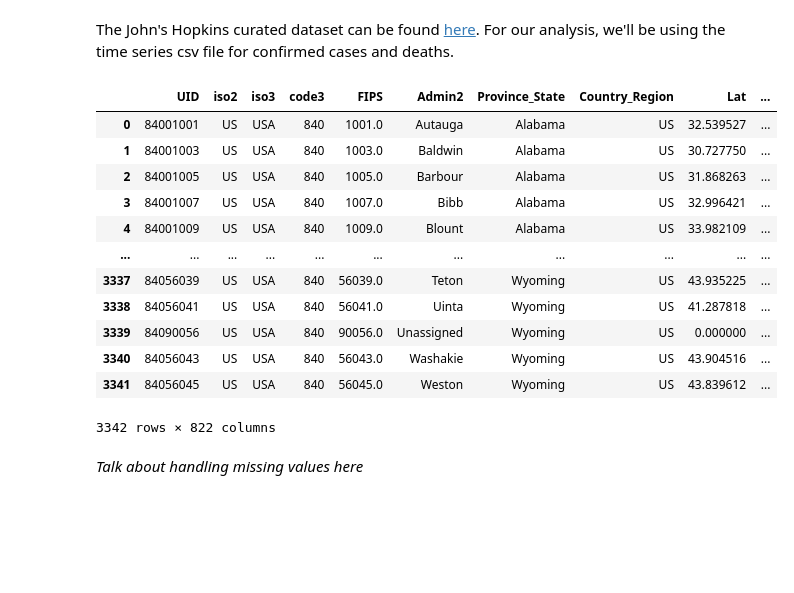
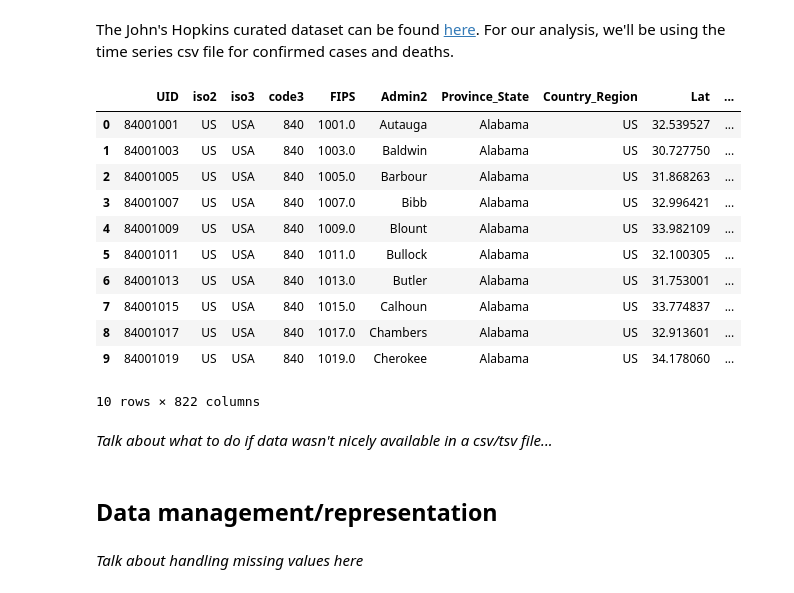
Before and after one commit to rwang0413/rwang4787.github.io, a Jupyter notebook: 320Final.ipynb, the cells around one changed output. Drawn from its saved outputs; the diff is of its cells as text; code cells hidden in the pictures; blank space fills up the shorter version.

```diff
--- a/320Final.ipynb
+++ b/320Final.ipynb
@@ -13,22 +13,25 @@ The John's Hopkins curated dataset can be found [here](https://github.com/CSSEGI
 # %%
 confirmed_US = pd.read_csv("datasets/time_series_covid19_confirmed_US.csv")
 deaths_US = pd.read_csv("datasets/time_series_covid19_deaths_US.csv")
 
-confirmed_US
+confirmed_US.head(10)
 # %% [output]
 |  | UID | iso2 | iso3 | code3 | FIPS | Admin2 | Province_State | Country_Region | Lat | ... |
 | 0 | 84001001 | US | USA | 840 | 1001.0 | Autauga | Alabama | US | 32.539527 | ... |
 | 1 | 84001003 | US | USA | 840 | 1003.0 | Baldwin | Alabama | US | 30.727750 | ... |
 | 2 | 84001005 | US | USA | 840 | 1005.0 | Barbour | Alabama | US | 31.868263 | ... |
 | 3 | 84001007 | US | USA | 840 | 1007.0 | Bibb | Alabama | US | 32.996421 | ... |
 | 4 | 84001009 | US | USA | 840 | 1009.0 | Blount | Alabama | US | 33.982109 | ... |
-| ... | ... | ... | ... | ... | ... | ... | ... | ... | ... | ... |
-| 3337 | 84056039 | US | USA | 840 | 56039.0 | Teton | Wyoming | US | 43.935225 | ... |
-| 3338 | 84056041 | US | USA | 840 | 56041.0 | Uinta | Wyoming | US | 41.287818 | ... |
-| 3339 | 84090056 | US | USA | 840 | 90056.0 | Unassigned | Wyoming | US | 0.000000 | ... |
-| 3340 | 84056043 | US | USA | 840 | 56043.0 | Washakie | Wyoming | US | 43.904516 | ... |
-| 3341 | 84056045 | US | USA | 840 | 56045.0 | Weston | Wyoming | US | 43.839612 | ... |
+| 5 | 84001011 | US | USA | 840 | 1011.0 | Bullock | Alabama | US | 32.100305 | ... |
+| 6 | 84001013 | US | USA | 840 | 1013.0 | Butler | Alabama | US | 31.753001 | ... |
+| 7 | 84001015 | US | USA | 840 | 1015.0 | Calhoun | Alabama | US | 33.774837 | ... |
+| 8 | 84001017 | US | USA | 840 | 1017.0 | Chambers | Alabama | US | 32.913601 | ... |
+| 9 | 84001019 | US | USA | 840 | 1019.0 | Cherokee | Alabama | US | 34.178060 | ... |
-3342 rows × 822 columns
+10 rows × 822 columns
+# %% [markdown]
+<em>Talk about what to do if data wasn't nicely available in a csv/tsv file...</em>
+# %% [markdown]
+## Data management/representation
 # %% [markdown]
 *Talk about handling missing values here*
 # %%
```
Also changed, not shown: parts of 13 cells of this notebook.
